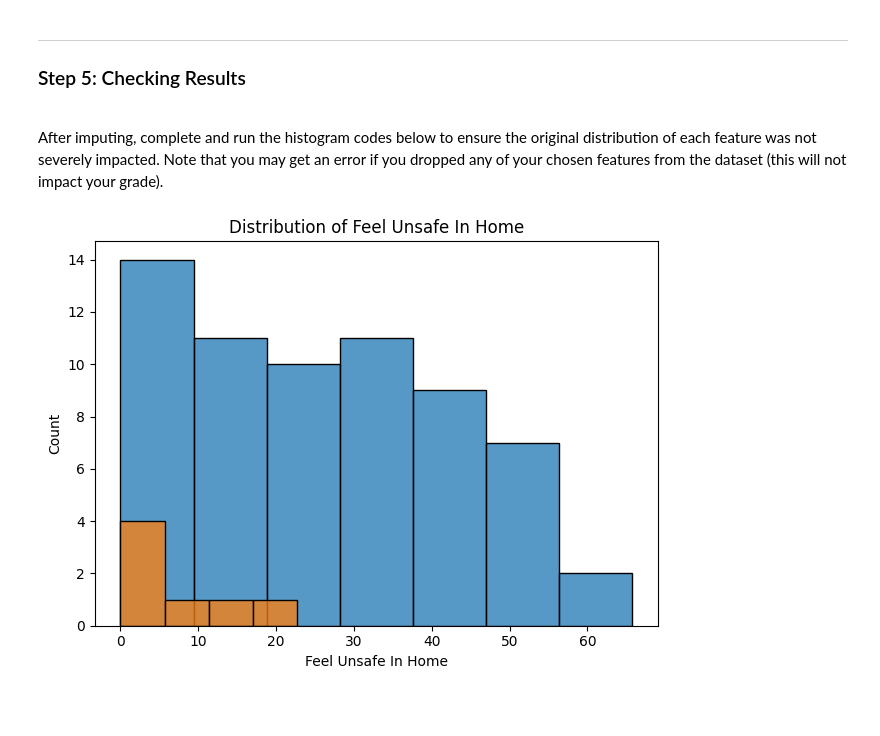
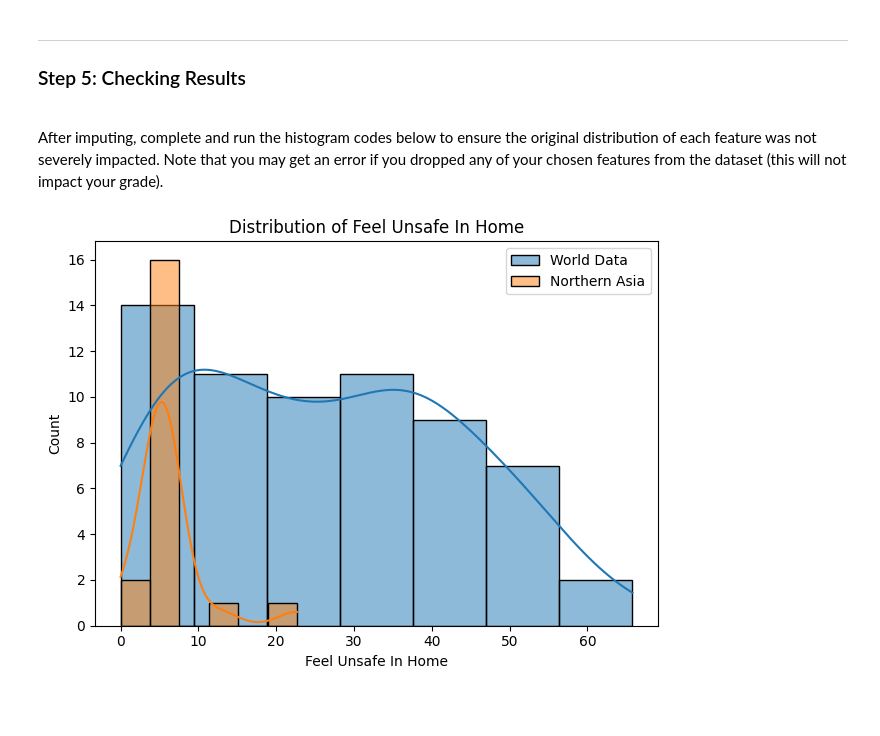
Before and after one commit to TichaonaDamis/Missing-Value-Analysis-and-Imputation-using-Python, a Jupyter notebook: Template - Missing Value Analysis and Imputation (1).ipynb, the cells around one changed output. Saved outputs shown, nothing was run; the diff lists cells and outputs as text; code cells hidden in the pictures.

```diff
--- a/Template - Missing Value Analysis and Imputation (1).ipynb
+++ b/Template - Missing Value Analysis and Imputation (1).ipynb
@@ -585,0 +623,17 @@ drop(self, labels: 'IndexLabel | None' = None, *, axis: 'Axis' = 0, index: 'Inde
+# %%
+## code Step 4c here ##
+
+# Step 4c: Youth Literacy Rate
+
+feature_hi = "Youth Literacy Rate"
+
+# local median (Northern Asia)
+hi_median_local = team6[feature_hi].median()
+
+# imputing Internet Usage (%)
+team6[feature_hi].fillna(value   = hi_median_local,
+                           inplace = True)
+
+# quick check
+print(f"Median used: {hi_median_local:.4f}")
+print("Remaining missing values:", team6[feature_hi].isna().sum())
@@ -589,21 +646,26 @@ drop(self, labels: 'IndexLabel | None' = None, *, axis: 'Axis' = 0, index: 'Inde
 After imputing, complete and run the histogram codes below to ensure the original distribution of each feature was not severely impacted. Note that you may get an error if you dropped any of your chosen features from the dataset (this will not impact your grade).
 # %%
 ## feature from the mv_hi group ##
+sns.histplot(data = world_df,
+          x    = 'Feel Unsafe In Home',
+          kde  = True,
+          label = 'World Data')
 
-# histogram (full data)
-sns.histplot(data = world_df,
-          x    = 'Feel Unsafe In Home')
 
 # histogram (team's region)
 sns.histplot(data = team6,
-          x    = 'Feel Unsafe In Home')
+          x    = 'Feel Unsafe In Home',
+          kde  = True,
+          label = 'Northern Asia')
+
 
 # rendering the visual
 plt.title(label = 'Distribution of Feel Unsafe In Home')
+plt.legend()
 plt.tight_layout()
 plt.show()
 # %% [output]
-[figure, old version]
+[figure, new version]
 # %% [markdown]
 <br>
 # %%
```
Also changed, not shown: parts of 26 cells of this notebook.
